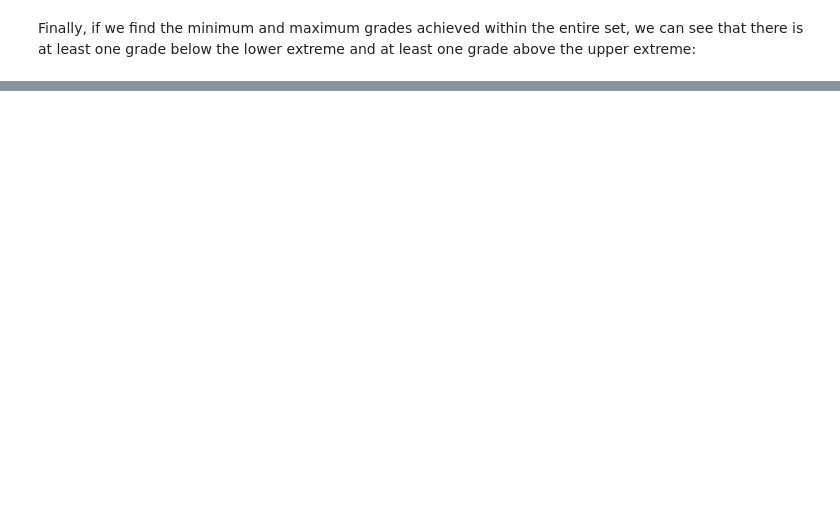
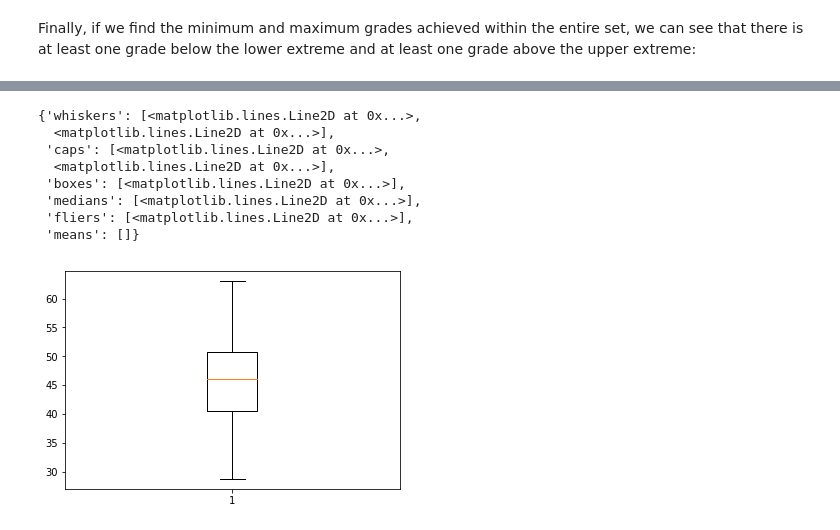
Before and after one commit to rhiggins2308/box-plot, a Jupyter notebook: box plot.ipynb, the cells around one changed output, grey strips where cells are left out. Saved outputs shown, nothing was run; the diff lists cells and outputs as text; code cells hidden in the pictures; blank space fills up the shorter version.

```diff
--- a/box plot.ipynb
+++ b/box plot.ipynb
@@ -80,0 +81,21 @@ plt.boxplot(sample)
+# %%
+mean_1, std_dev_1, class_size_1 = 45, 8.0, 100
+sample_1 = np.random.normal(mean_1, std_dev_1, class_size_1)
+
+mean_2, std_dev_2, class_size_2 = 60, 5, 100
+sample_2 = np.random.normal(mean_2, std_dev_2, class_size_2)
+
+mean_3, std_dev_3, class_size_3 = 59, 3.2, 100
+sample_3 = np.random.normal(mean_3, std_dev_3, class_size_3)
+# %%
+plt.boxplot(sample_1)
+# %% [output]
+{'whiskers': [<matplotlib.lines.Line2D at 0x...>,
+  <matplotlib.lines.Line2D at 0x...>],
+ 'caps': [<matplotlib.lines.Line2D at 0x...>,
+  <matplotlib.lines.Line2D at 0x...>],
+ 'boxes': [<matplotlib.lines.Line2D at 0x...>],
+ 'medians': [<matplotlib.lines.Line2D at 0x...>],
+ 'fliers': [<matplotlib.lines.Line2D at 0x...>],
+ 'means': []}
+[figure, added]
```
Also changed, not shown: parts of 14 cells of this notebook.
